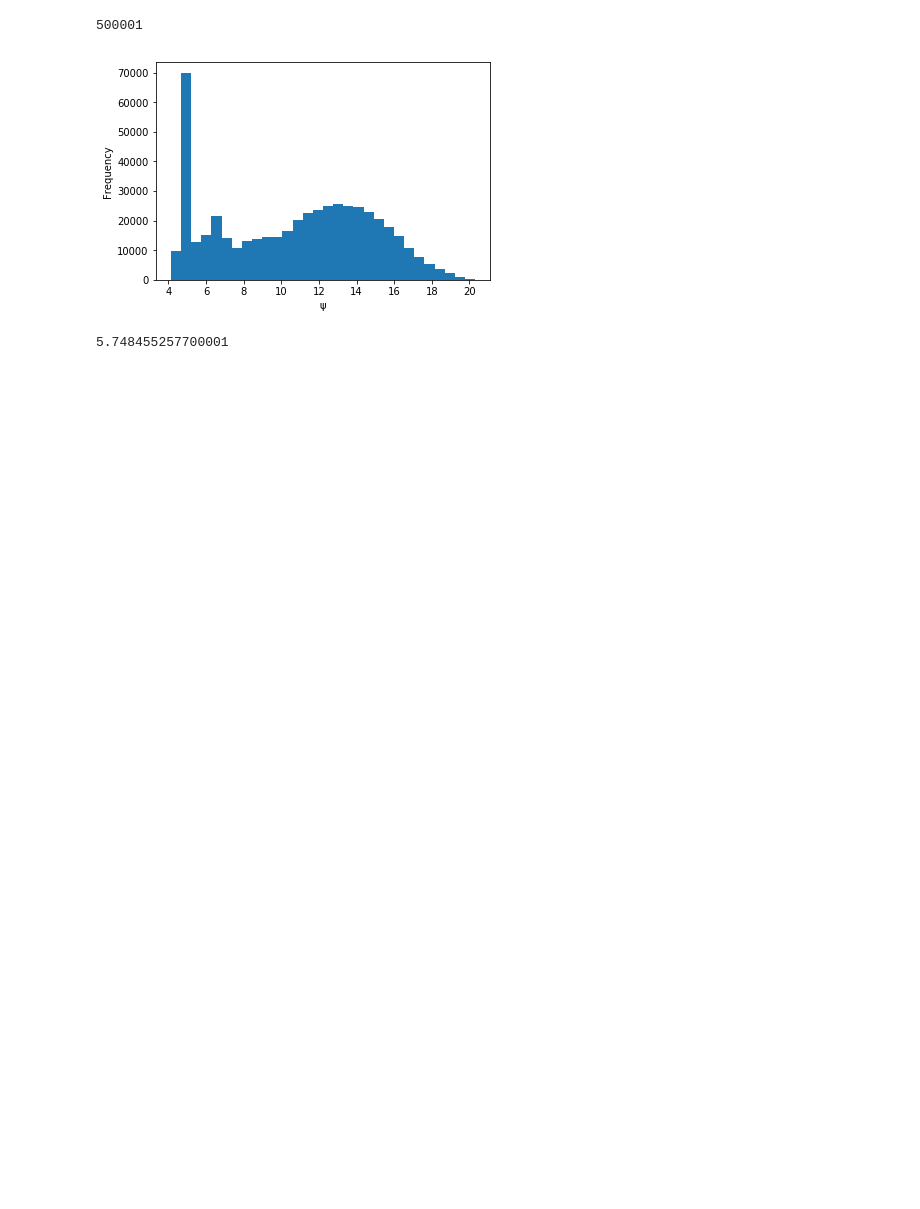
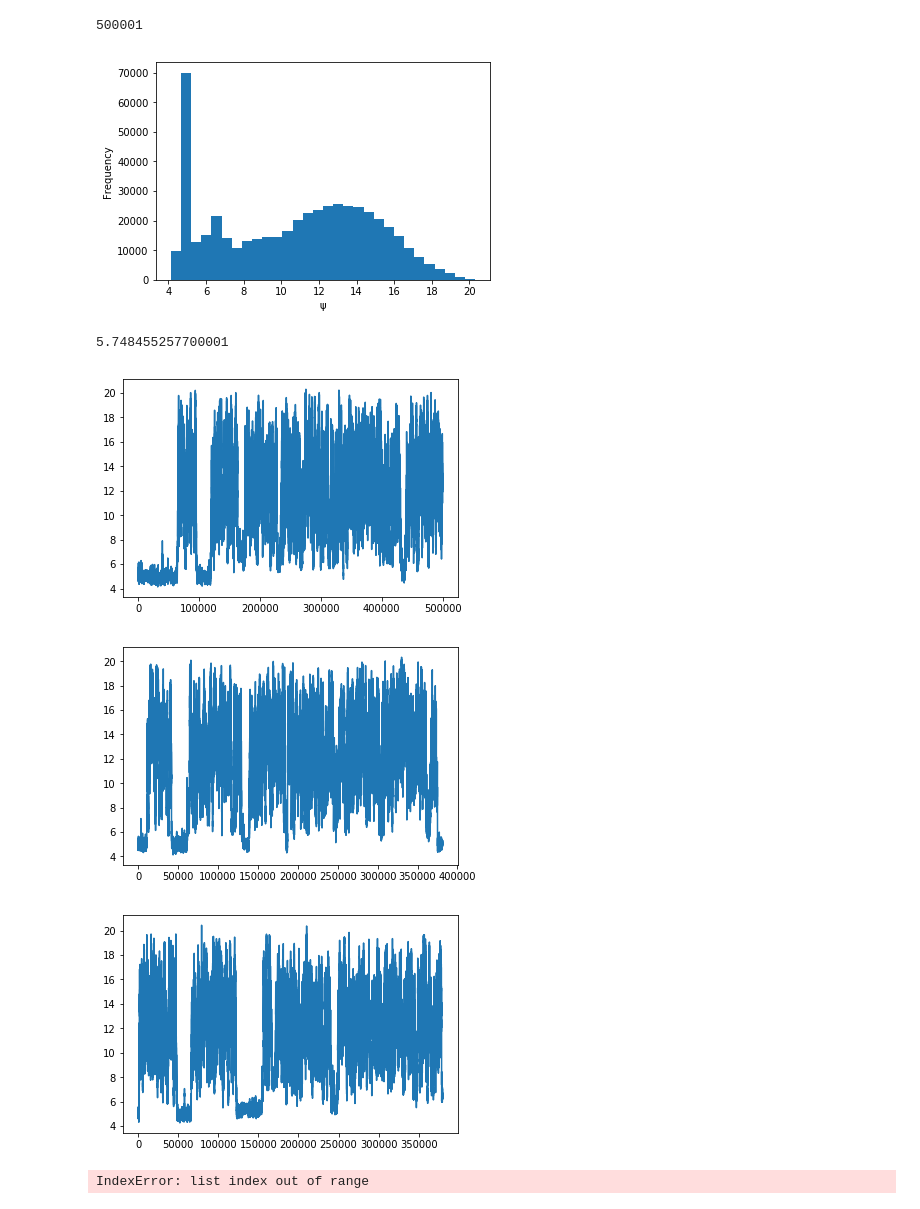
Before and after one commit to tiwarylab/amino, a Jupyter notebook: BUT/gibbs.ipynb, the cells around one changed output. Saved outputs shown, nothing was run; the diff lists cells and outputs as text; code cells hidden in the pictures; blank space fills up the shorter version.

```diff
--- a/BUT/gibbs.ipynb
+++ b/BUT/gibbs.ipynb
@@ -68,0 +117,11 @@ for i in range(500):
+# %%
+plt.plot(rcs)
+plt.show()
+plt.plot(rcs_1)
+plt.show()
+plt.plot(rcs_2)
+plt.show()
+# %% [output]
+[figure, added]
+[figure, added]
+[figure, added]
@@ -68,0 +147,21 @@ for i in range(500):
+# %%
+m12 = np.min(rcs_2)
+m22 = np.max(rcs_2)
+diff2 = (m22 - m12) / 30
+bound = 0.0
+unbound = 0.0
+count = 0.0
+diff2 = []
+tmp2 = len(rcs_2) % 1000
+for i in range(tmp2):
+    for j in range(1000):
+        if rcs_2[i*1000 + j] <= cutoff:
+            bound = bound + 1.0
+        else:
+            unbound = unbound + 1.0
+        count = count + 1.0
+    bound_g = -2.5 * np.log(bound / count)
+    unbound_g = -2.5 * np.log(unbound / count)
+    diff2.append(bound_g - unbound_g)
+# %% [output]
+IndexError: list index out of range
```
Also changed, not shown: parts of 7 cells of this notebook, 12 other files.
